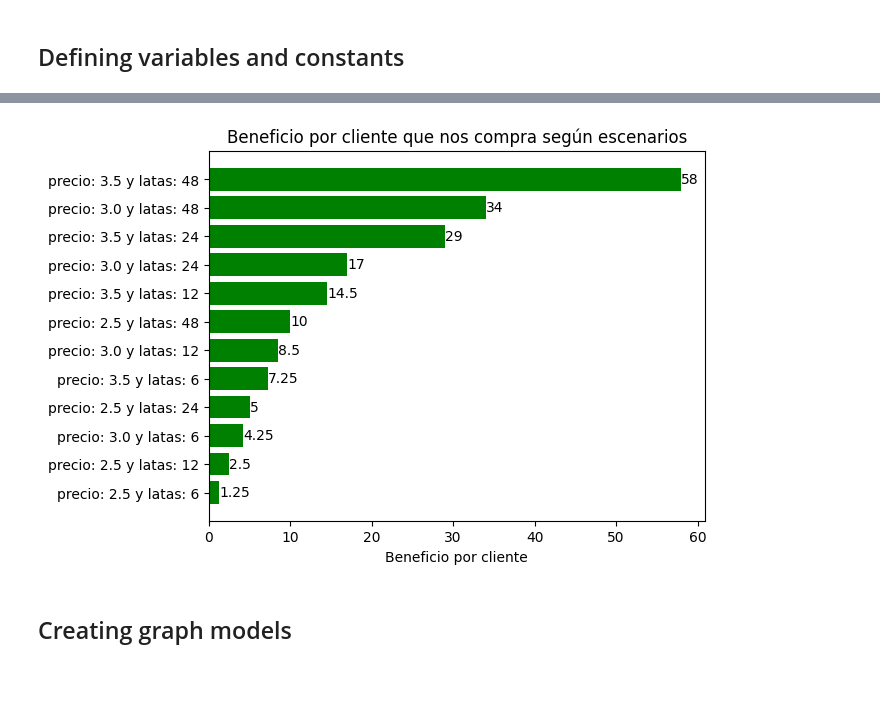
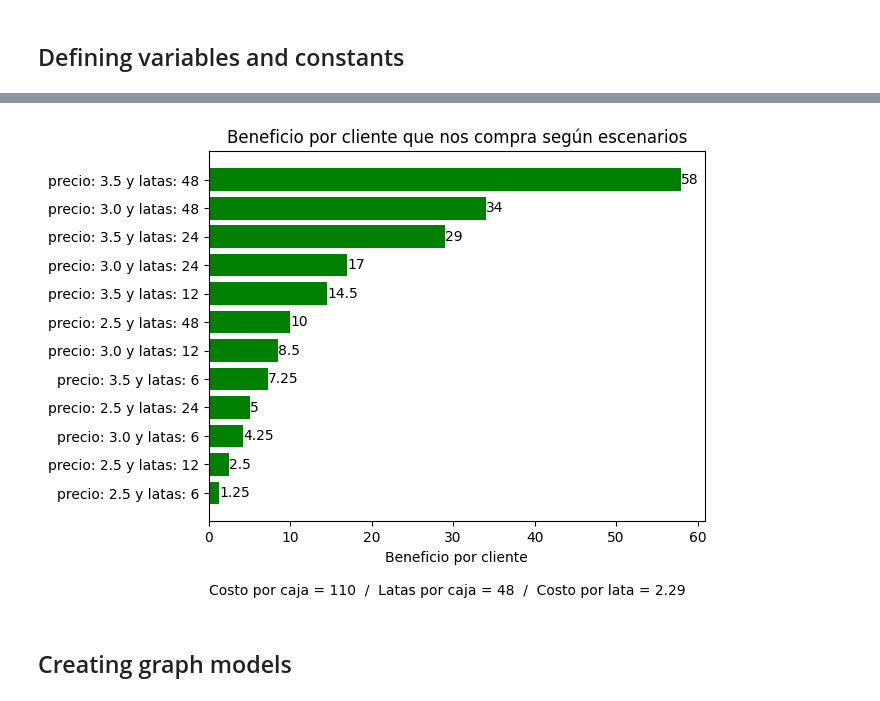
Before and after one commit to chopper210397/Lydemar, a Jupyter notebook: eda_lima_business_case.ipynb, the cells around one changed output, grey strips where cells are left out. Saved outputs shown, nothing was run; the diff lists cells and outputs as text; code cells hidden in the pictures.

```diff
--- a/eda_lima_business_case.ipynb
+++ b/eda_lima_business_case.ipynb
@@ -25,35 +29,35 @@ number_cans = np.array([6 , 12 , 24 , 48])
 # defining business functions
 # benefit function includes different scenarios for prices and number_cans
 def benefit(x , y , z):
     return ( (prices[y] - can_cost) * number_cans[z] ) * x
 
 
 
 number_clients = np.arange(prices[0], 100 , 10)
 
 def numb_cli(x):
     return np.arange(prices[0], x , x )
 
 d = []
 for x in range(len(number_cans)):
     for i in range(len(prices)) :
         d.append(
             [benefit( 1, i, x ) , 'precio: ' + str(prices[i]) + ' y latas: '+str(number_cans[x])]
             )
 
 d=pd.DataFrame(d)
 d = d.sort_values(0)
 d.columns = ["utilidad" ,"descripcion"]
 
 fig, ax = plt.subplots()
 bars = ax.barh(d["descripcion"], d["utilidad"], color = "green")
 plt.xlabel('Beneficio por cliente')
 plt.title("Beneficio por cliente que nos compra según escenarios")
+plt.annotate( 'Costo por caja = 110  /  Latas por caja = 48  /  Costo por lata = 2.29',xy = (0,-0.2), xycoords='axes fraction')
 ax.bar_label(bars)
 plt.show()
-# plt.bar_label(bars)
 # %% [output]
-[figure, old version]
+[figure, new version]
 # %% [markdown]
 ## Creating graph models
 # %%
```
Also changed, not shown: parts of 2 cells of this notebook.
